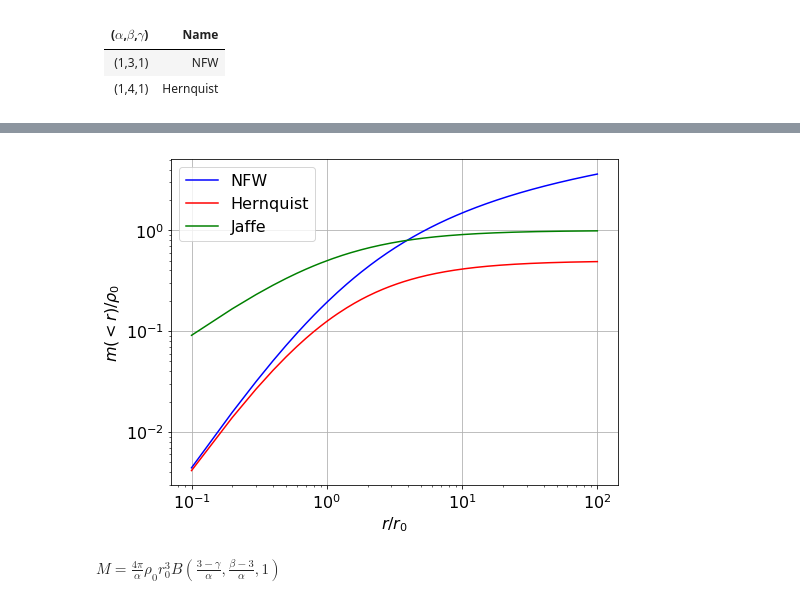
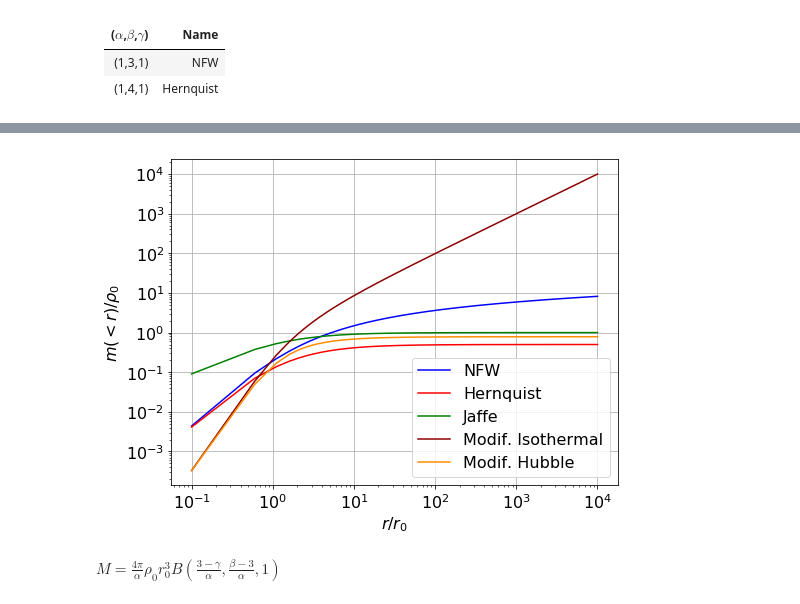
Before and after one commit to BrunoSanchez/galaxyform, a Jupyter notebook: SphericalEquilibriumModels.ipynb, the cells around one changed output, grey strips where cells are left out. Saved outputs shown, nothing was run; the diff lists cells and outputs as text; code cells hidden in the pictures.

```diff
--- a/SphericalEquilibriumModels.ipynb
+++ b/SphericalEquilibriumModels.ipynb
@@ -51,7 +51,7 @@ def rho(r, alpha, beta, gamma, rho0):
 def mass(r, alpha, beta, gamma, rho0):
     return quad(rho, 0, r, args=(alpha, beta, gamma, rho0))[0]
 # %%
-rs = np.arange(0.1, 100, 0.1)
+rs = np.arange(0.1, 10000, 0.5)
 # %%
 nfw_ = lambda r: mass(r, 1, 3, 1, 1)
 nfw_ = np.vectorize(nfw_)
@@ -78,4 +81,4 @@ Wall time: 153 ms
 # %%
 isot_ = lambda r: mass(r, 2, 2, 0, 1)
 isot_ = np.vectorize(isot_)
-isotherm = isot_(rs)
+%time isotherm = isot_(rs)
@@ -82,16 +89,18 @@ isotherm = isot_(rs)
 # %%
 plt.figure(figsize=(8,6))
 plt.loglog(rs, nfw, 'b-', label='NFW')
 plt.loglog(rs, hernq, 'r-', label='Hernquist')
 plt.loglog(rs, jaffe, 'g-', label='Jaffe')
+plt.loglog(rs, isotherm, '-', color='darkred', label='Modif. Isothermal')
+plt.loglog(rs, hubble, '-', color='darkorange', label='Modif. Hubble')
 
 plt.legend(loc='best', fontsize=16)
 plt.xlabel(r'$r/r_0$', fontsize=16)
 plt.ylabel(r'$m(<r)/\rho_0$', fontsize=16)
 plt.tick_params(labelsize=16)
 plt.grid()
 # %% [output]
-[figure, old version]
+[figure, new version]
 # %%
 from scipy.special import betainc
 # %% [markdown]
```
Also changed, not shown: parts of 6 cells of this notebook.
